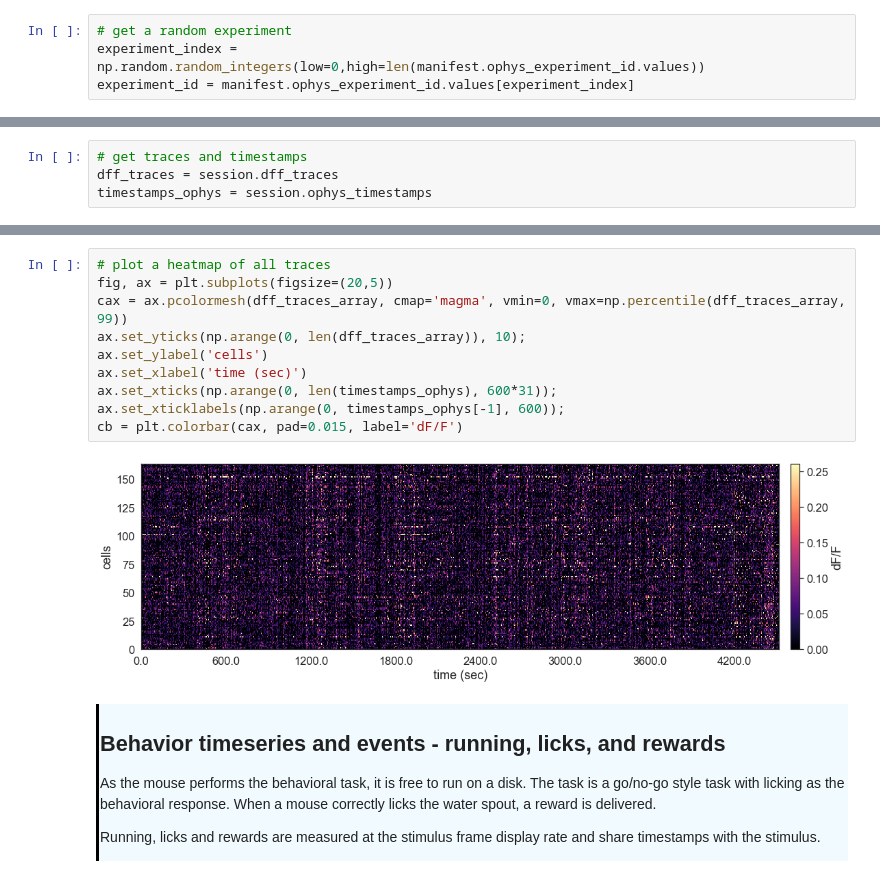
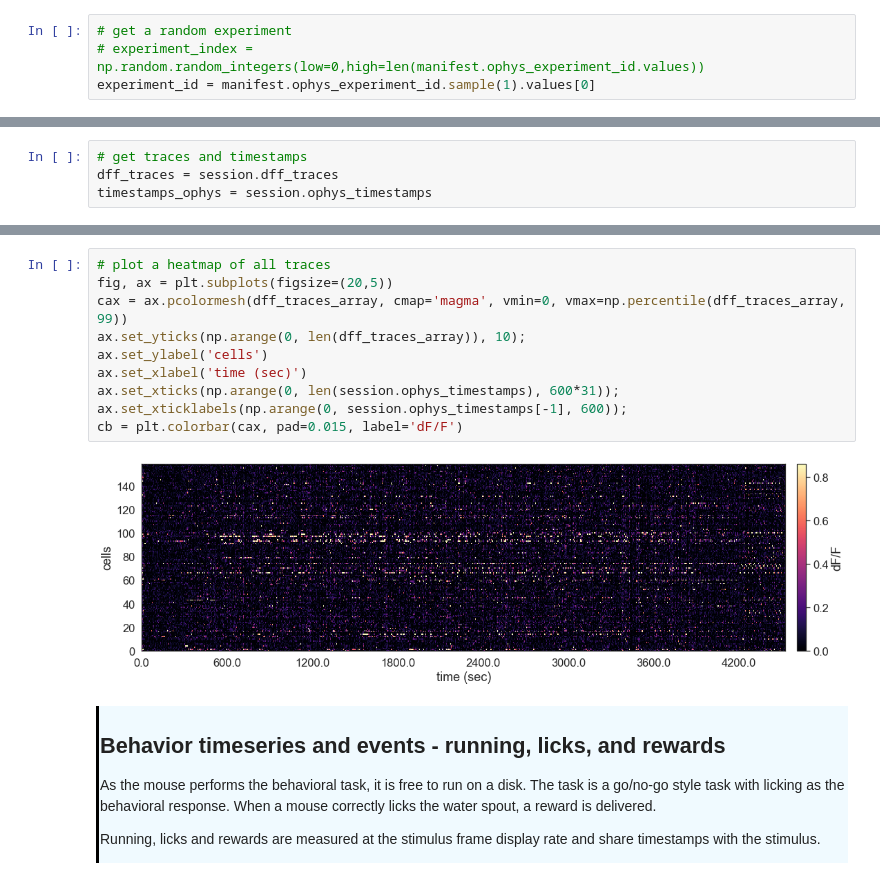
Before and after one commit to AllenInstitute/SWDB_2019, a Jupyter notebook: DynamicBrain/VisualBehavior_solutions.ipynb, the cells around one changed output, grey strips where cells are left out. Saved outputs shown, nothing was run; the diff lists cells and outputs as text.

```diff
--- a/DynamicBrain/VisualBehavior_solutions.ipynb
+++ b/DynamicBrain/VisualBehavior_solutions.ipynb
@@ -114,8 +119,8 @@ stage_types: ['OPHYS_1_images_A' 'OPHYS_2_images_A_passive' 'OPHYS_3_images_A'
 </div>
 # %%
 # get a random experiment
-experiment_index = np.random.random_integers(low=0,high=len(manifest.ophys_experiment_id.values))
-experiment_id = manifest.ophys_experiment_id.values[experiment_index]
+# experiment_index = np.random.random_integers(low=0,high=len(manifest.ophys_experiment_id.values))
+experiment_id = manifest.ophys_experiment_id.sample(1).values[0]
 # %%
 # get the metadata for this experiment from the manifest
 row = manifest.loc[manifest['ophys_experiment_id'] == experiment_id]
@@ -382,15 +396,15 @@ shape of dff_traces_array: (164, 139920)
 # %%
 # plot a heatmap of all traces
 fig, ax = plt.subplots(figsize=(20,5))
 cax = ax.pcolormesh(dff_traces_array, cmap='magma', vmin=0, vmax=np.percentile(dff_traces_array, 99))
 ax.set_yticks(np.arange(0, len(dff_traces_array)), 10);
 ax.set_ylabel('cells')
 ax.set_xlabel('time (sec)')
-ax.set_xticks(np.arange(0, len(timestamps_ophys), 600*31));
-ax.set_xticklabels(np.arange(0, timestamps_ophys[-1], 600));
+ax.set_xticks(np.arange(0, len(session.ophys_timestamps), 600*31));
+ax.set_xticklabels(np.arange(0, session.ophys_timestamps[-1], 600));
 cb = plt.colorbar(cax, pad=0.015, label='dF/F')
 # %% [output]
-[figure, old version]
+[figure, new version]
 # %% [markdown]
 <div style="border-left: 3px solid #000; padding: 1px; padding-left: 10px; background: #F0FAFF; ">
 <h2>Behavior timeseries and events - running, licks, and rewards </h2>
```
Also changed, not shown: parts of 59 cells of this notebook, 2 other files.
